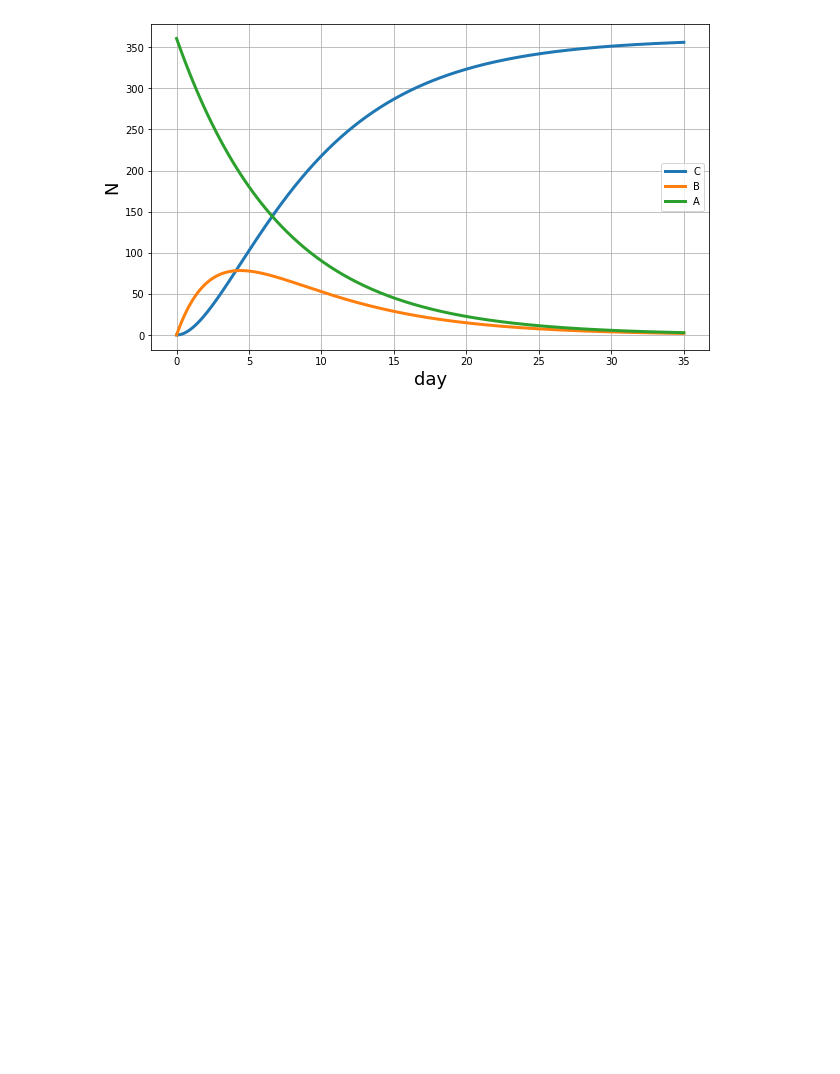
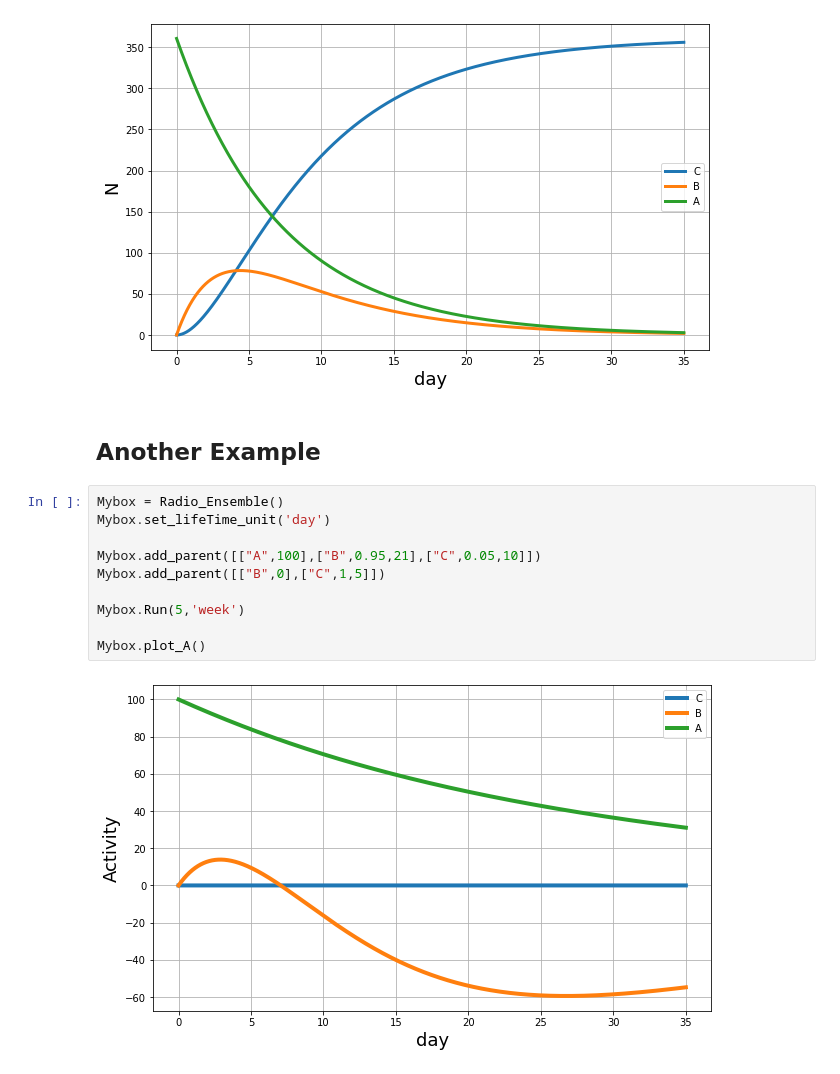
Before and after one commit to alifele/MedicalPhysicsCodes, a Jupyter notebook: Bateman_Equation.ipynb, the cells around one changed output. Saved outputs shown, nothing was run; the diff lists cells and outputs as text; blank space fills up the shorter version.

```diff
--- a/Bateman_Equation.ipynb
+++ b/Bateman_Equation.ipynb
@@ -168,3 +170,17 @@ Mybox.plot_A()
 Mybox.plot_N()
 # %% [output]
 [figure]
+# %% [markdown]
+## Another Example
+# %%
+Mybox = Radio_Ensemble()
+Mybox.set_lifeTime_unit('day')
+
+Mybox.add_parent([["A",100],["B",0.95,21],["C",0.05,10]])
+Mybox.add_parent([["B",0],["C",1,5]])
+
+Mybox.Run(5,'week')
+
+Mybox.plot_A()
+# %% [output]
+[figure, added]
```
Also changed, not shown: parts of 2 cells of this notebook.
